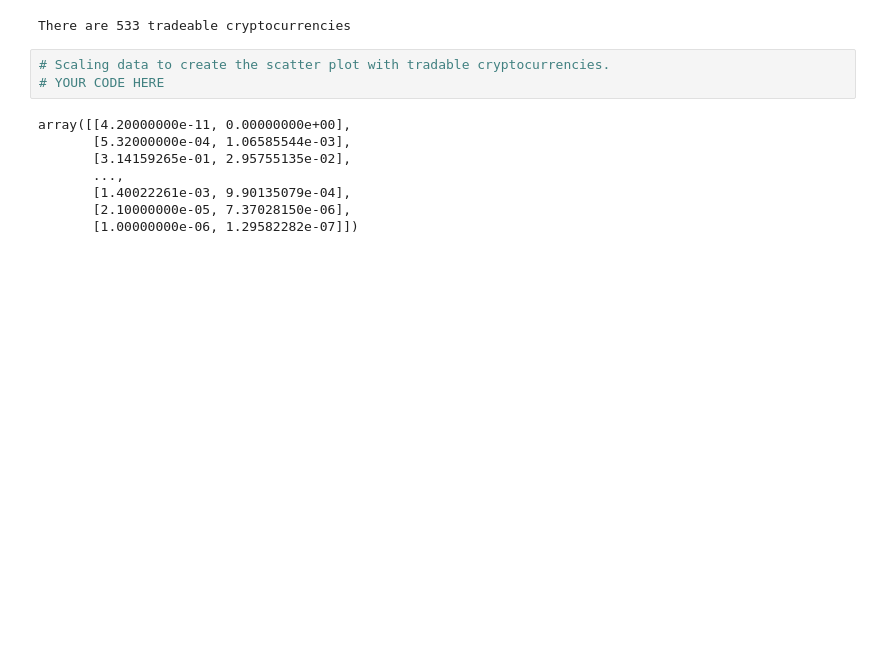
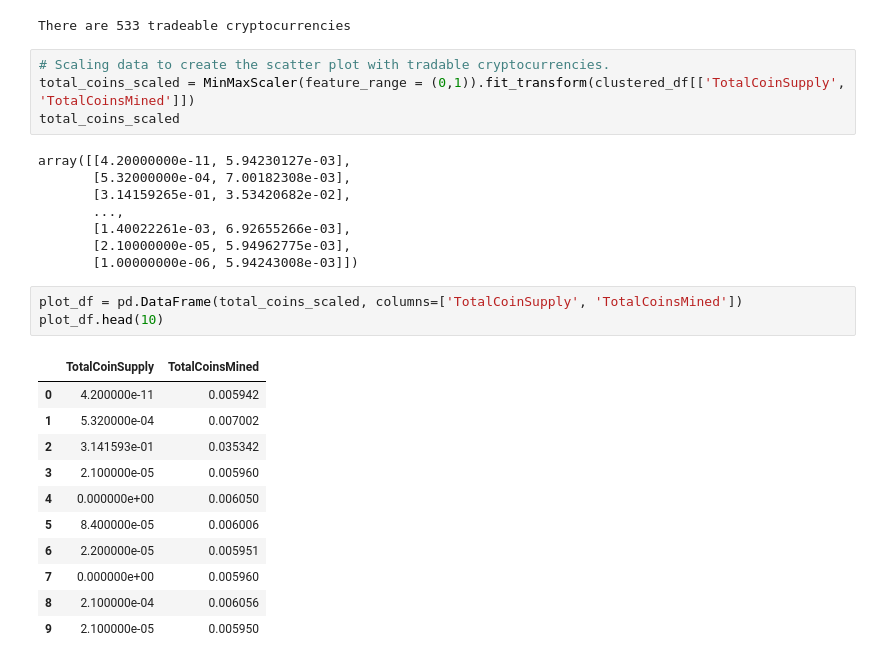
Before and after one commit to mzabrisk/Cryptocurrencies, a Jupyter notebook: crypto_clustering.ipynb, the cells around one changed output. Saved outputs shown, nothing was run; the diff lists cells and outputs as text; blank space fills up the shorter version.

```diff
--- a/crypto_clustering.ipynb
+++ b/crypto_clustering.ipynb
@@ -334,13 +305,29 @@ print(f"There are {len(clustered_df)} tradeable cryptocurrencies")
 There are 533 tradeable cryptocurrencies
 # %%
 # Scaling data to create the scatter plot with tradable cryptocurrencies.
-# YOUR CODE HERE
+total_coins_scaled = MinMaxScaler(feature_range = (0,1)).fit_transform(clustered_df[['TotalCoinSupply', 'TotalCoinsMined']])
+total_coins_scaled
 # %% [output]
-array([[4.20000000e-11, 0.00000000e+00],
-       [5.32000000e-04, 1.06585544e-03],
-       [3.14159265e-01, 2.95755135e-02],
+array([[4.20000000e-11, 5.94230127e-03],
+       [5.32000000e-04, 7.00182308e-03],
+       [3.14159265e-01, 3.53420682e-02],
        ...,
-       [1.40022261e-03, 9.90135079e-04],
-       [2.10000000e-05, 7.37028150e-06],
-       [1.00000000e-06, 1.29582282e-07]])
+       [1.40022261e-03, 6.92655266e-03],
+       [2.10000000e-05, 5.94962775e-03],
+       [1.00000000e-06, 5.94243008e-03]])
+# %%
+plot_df = pd.DataFrame(total_coins_scaled, columns=['TotalCoinSupply', 'TotalCoinsMined'])
+plot_df.head(10)
+# %% [output]
+|  | TotalCoinSupply | TotalCoinsMined |
+| 0 | 4.200000e-11 | 0.005942 |
+| 1 | 5.320000e-04 | 0.007002 |
+| 2 | 3.141593e-01 | 0.035342 |
+| 3 | 2.100000e-05 | 0.005960 |
+| 4 | 0.000000e+00 | 0.006050 |
+| 5 | 8.400000e-05 | 0.006006 |
+| 6 | 2.200000e-05 | 0.005951 |
+| 7 | 0.000000e+00 | 0.005960 |
+| 8 | 2.100000e-04 | 0.006056 |
+| 9 | 2.100000e-05 | 0.005950 |
 # %%
```
Also changed, not shown: parts of 9 cells of this notebook.
